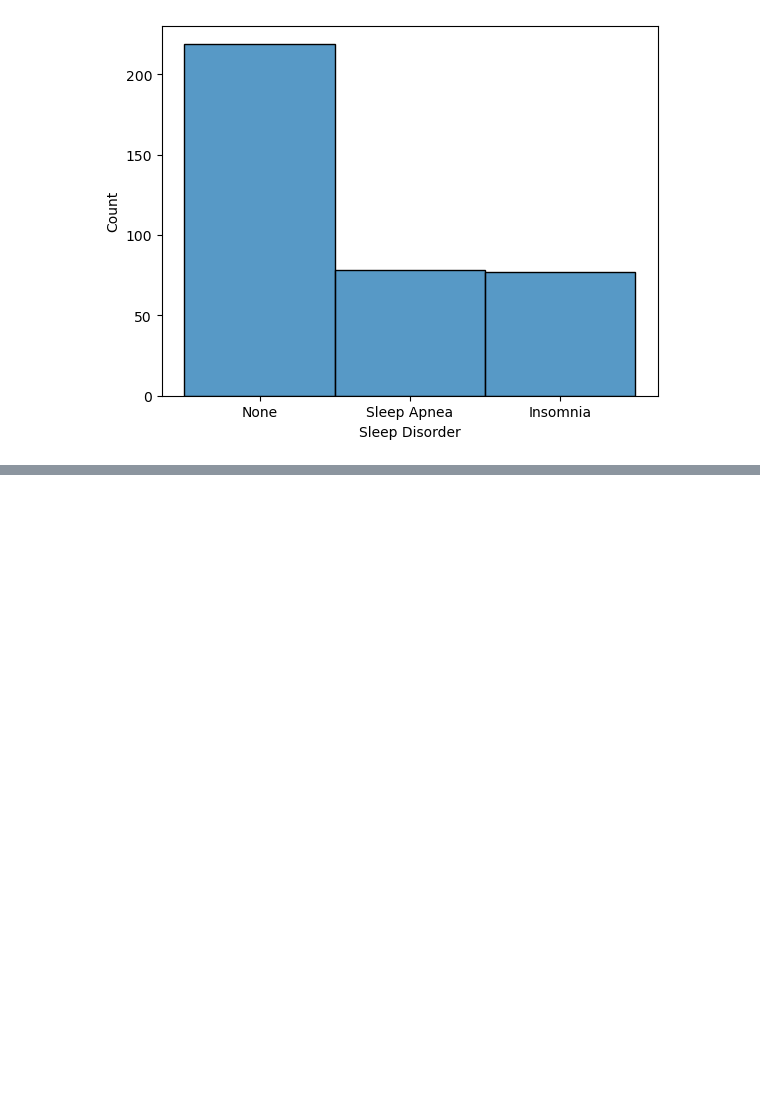
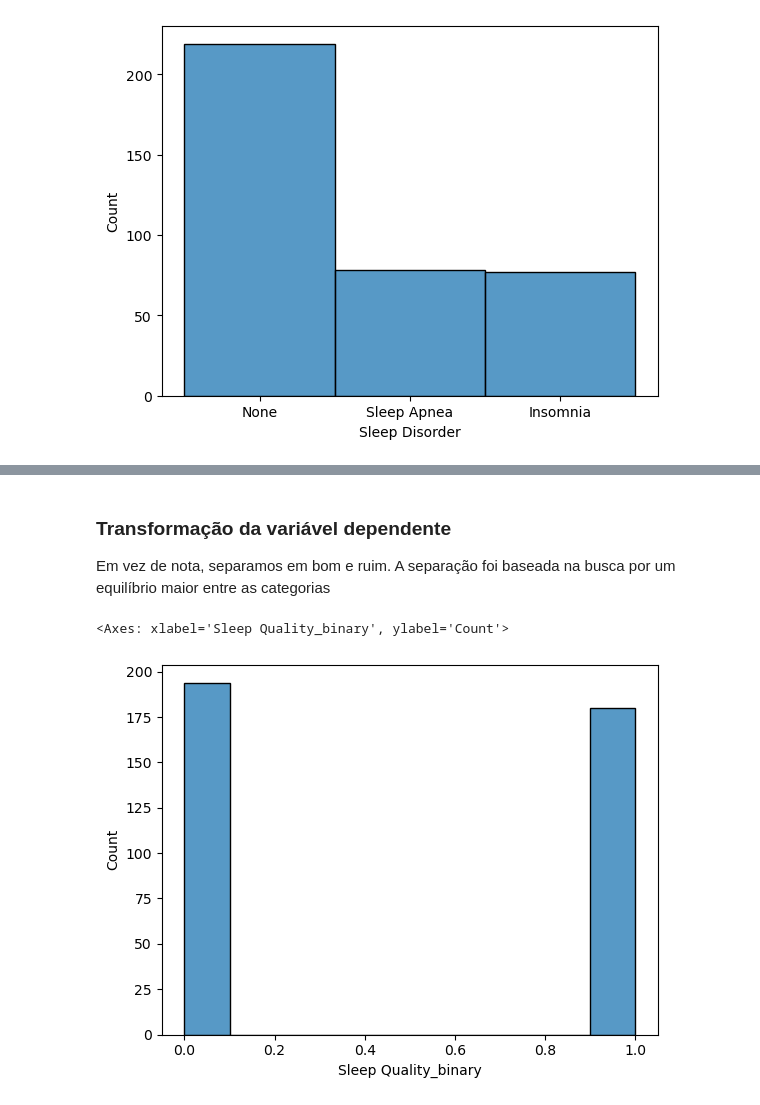
Before and after one commit to juliamuto/projeto_machine_learning_I, a Jupyter notebook: projeto.ipynb, the cells around one changed output, grey strips where cells are left out. Saved outputs shown, nothing was run; the diff lists cells and outputs as text; code cells hidden in the pictures; blank space fills up the shorter version.

```diff
--- a/projeto.ipynb
+++ b/projeto.ipynb
@@ -210,0 +224,12 @@ sns.pairplot(df_limpo, corner=True)
+# %% [markdown]
+### Transformação da variável dependente
+
+Em vez de nota, separamos em bom e ruim. A separação foi baseada na busca por um equilíbrio maior entre as categorias
+# %%
+df_limpo['Sleep Quality_binary'] = df_limpo['Quality of Sleep'].apply(lambda x : 1 if x > 7 else 0)
+# %%
+#confirmação
+sns.histplot(df_limpo, x='Sleep Quality_binary')
+# %% [output]
+<Axes: xlabel='Sleep Quality_binary', ylabel='Count'>
+[figure, added]
```
Also changed, not shown: parts of 15 cells of this notebook.
